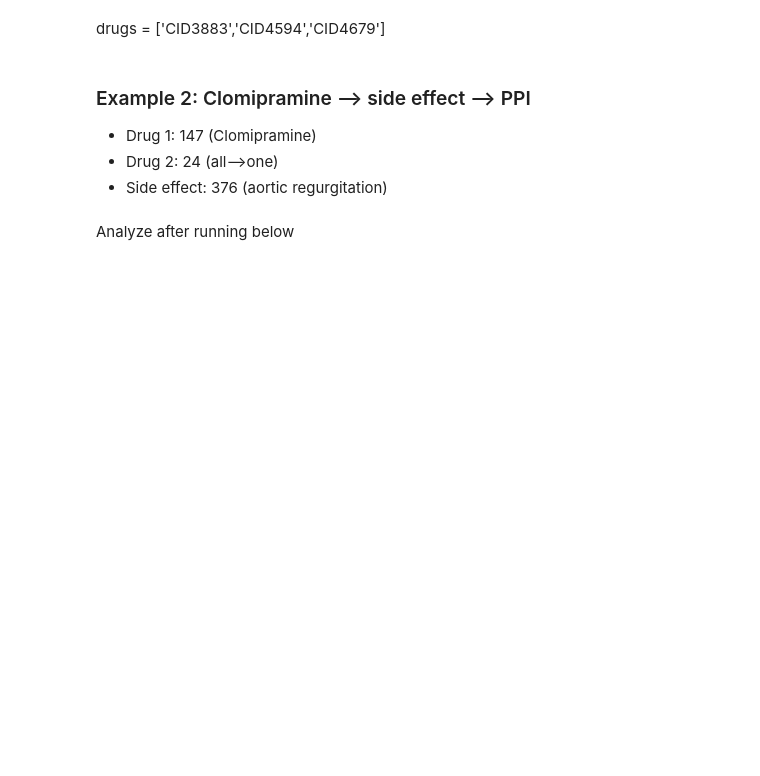
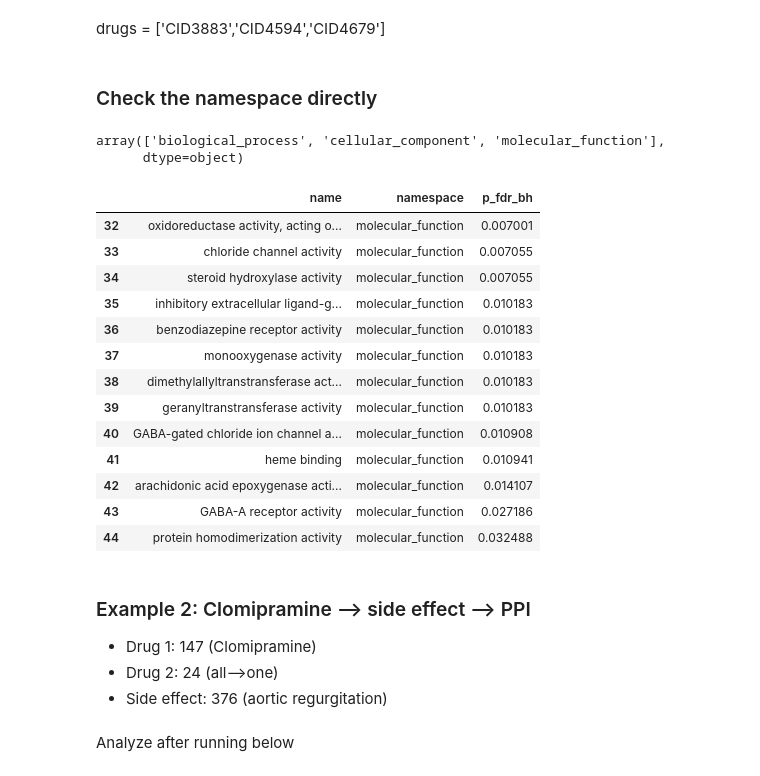
Before and after one commit to NYXFLOWER/APRILE-Exp, a Jupyter notebook: analysis.ipynb, the cells around one changed output. Saved outputs shown, nothing was run; the diff lists cells and outputs as text; code cells hidden in the pictures; blank space fills up the shorter version.

```diff
--- a/analysis.ipynb
+++ b/analysis.ipynb
@@ -29,5 +65,9 @@ from goatools.goea.go_enrichment_ns import GOEnrichmentStudyNS
 # %% [markdown]
 drugs = ['CID3883','CID4594','CID4679']
+# %%
+import os
+
+basepath = 'results/results/out/all-all-536-3.0-0.97'
 # %%
 #with open('../data/[91.0, 88.0]-[84.0, 84.0]-[28.0, 28.0]-1.0.pkl','rb') as f:
 #with open('results/out/pkl/all-all-28-1.0-0.99.pkl','rb') as f:
@@ -52,3 +87,29 @@ data['pp_id'] = [[int(mapping.prot_idx_to_id[idx].replace('GeneID','')) for idx
+# %% [markdown]
+### Check the namespace directly
+# %%
+df_go = pd.read_csv(os.path.join(basepath, 'name_space.csv'), index_col=0)
+# %%
+df_go.namespace.unique()
+# %% [output]
+array(['biological_process', 'cellular_component', 'molecular_function'],
+      dtype=object)
+# %%
+df_go[ df_go.namespace.str.contains('molecular')].sort_values('p_fdr_bh')
+# %% [output]
+|  | name | namespace | p_fdr_bh |
+| 32 | oxidoreductase activity, acting o... | molecular_function | 0.007001 |
+| 33 | chloride channel activity | molecular_function | 0.007055 |
+| 34 | steroid hydroxylase activity | molecular_function | 0.007055 |
+| 35 | inhibitory extracellular ligand-g... | molecular_function | 0.010183 |
+| 36 | benzodiazepine receptor activity | molecular_function | 0.010183 |
+| 37 | monooxygenase activity | molecular_function | 0.010183 |
+| 38 | dimethylallyltranstransferase act... | molecular_function | 0.010183 |
+| 39 | geranyltranstransferase activity | molecular_function | 0.010183 |
+| 40 | GABA-gated chloride ion channel a... | molecular_function | 0.010908 |
+| 41 | heme binding | molecular_function | 0.010941 |
+| 42 | arachidonic acid epoxygenase acti... | molecular_function | 0.014107 |
+| 43 | GABA-A receptor activity | molecular_function | 0.027186 |
+| 44 | protein homodimerization activity | molecular_function | 0.032488 |
 # %% [markdown]
 ### Example 2: Clomipramine --> side effect --> PPI
 - Drug 1: 147 (Clomipramine)
```
Also changed, not shown: parts of 59 cells of this notebook.
